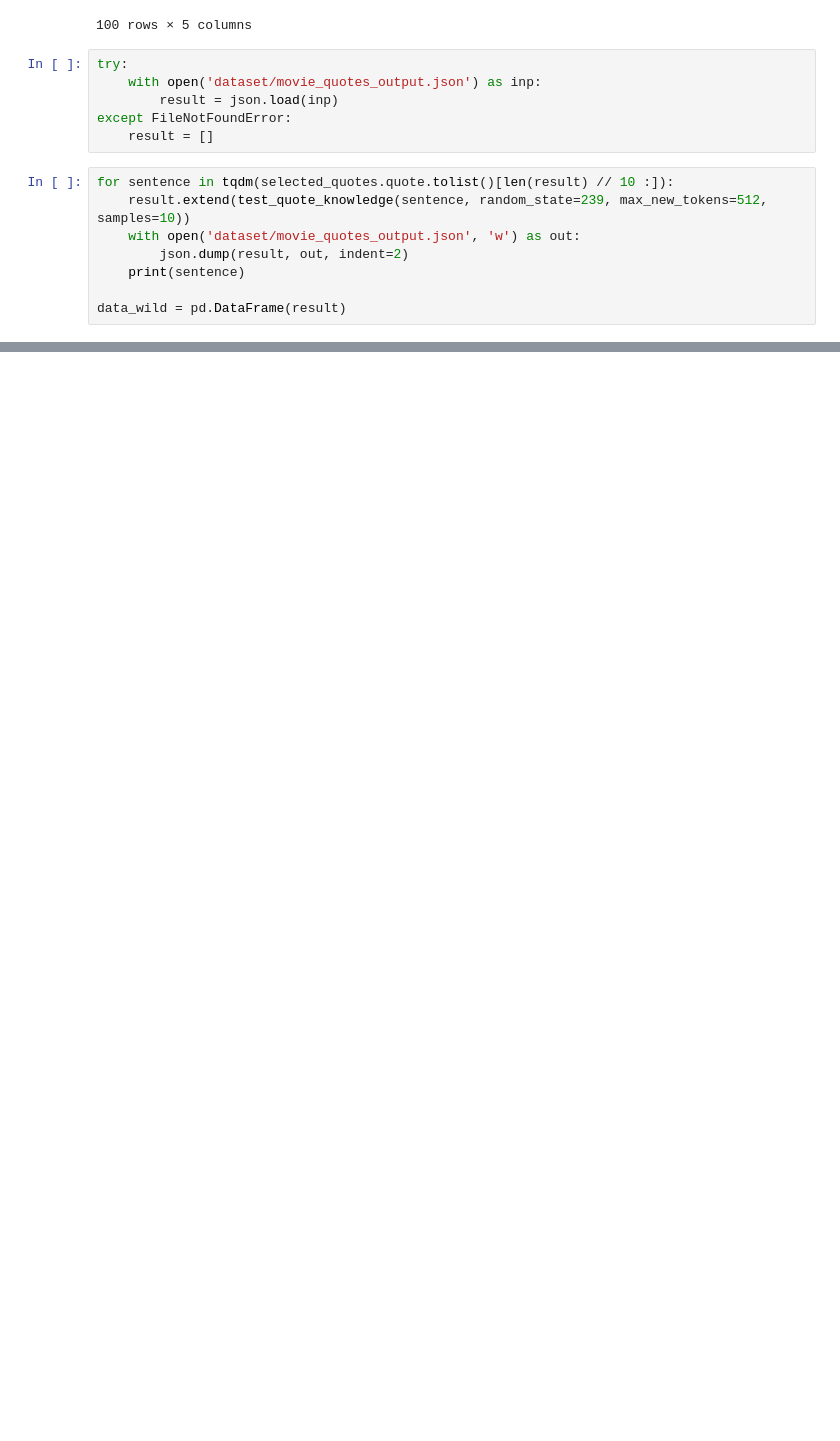
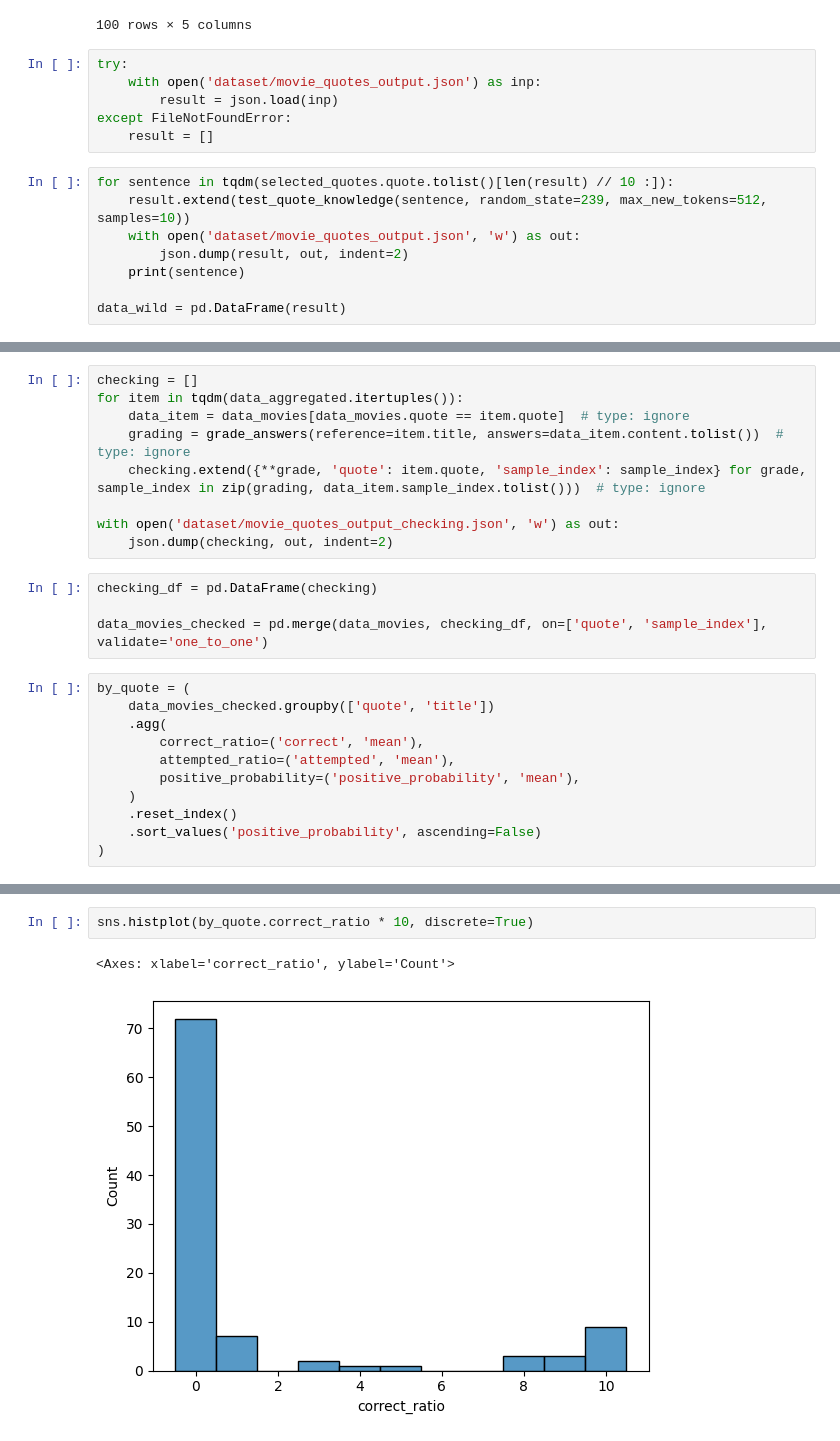
Before and after one commit to olegsmirnov2001/llm-hallucinations, a Jupyter notebook: jupyter/real_dataset.ipynb, the cells around one changed output, grey strips where cells are left out. Saved outputs shown, nothing was run; the diff lists cells and outputs as text; blank space fills up the shorter version.

```diff
--- a/jupyter/real_dataset.ipynb
+++ b/jupyter/real_dataset.ipynb
@@ -536,0 +591,24 @@ data_wild = pd.DataFrame(result)
+# %%
+checking = []
+for item in tqdm(data_aggregated.itertuples()):
+    data_item = data_movies[data_movies.quote == item.quote]  # type: ignore
+    grading = grade_answers(reference=item.title, answers=data_item.content.tolist())  # type: ignore
+    checking.extend({**grade, 'quote': item.quote, 'sample_index': sample_index} for grade, sample_index in zip(grading, data_item.sample_index.tolist()))  # type: ignore
+
+with open('dataset/movie_quotes_output_checking.json', 'w') as out:
+    json.dump(checking, out, indent=2)
+# %%
+checking_df = pd.DataFrame(checking)
+
+data_movies_checked = pd.merge(data_movies, checking_df, on=['quote', 'sample_index'], validate='one_to_one')
+# %%
+by_quote = (
+    data_movies_checked.groupby(['quote', 'title'])
+    .agg(
+        correct_ratio=('correct', 'mean'),
+        attempted_ratio=('attempted', 'mean'),
+        positive_probability=('positive_probability', 'mean'),
+    )
+    .reset_index()
+    .sort_values('positive_probability', ascending=False)
+)
@@ -536,0 +728,5 @@ data_wild = pd.DataFrame(result)
+# %%
+sns.histplot(by_quote.correct_ratio * 10, discrete=True)
+# %% [output]
+<Axes: xlabel='correct_ratio', ylabel='Count'>
+[figure, added]
```
Also changed, not shown: parts of 19 cells of this notebook, 3 other files.
